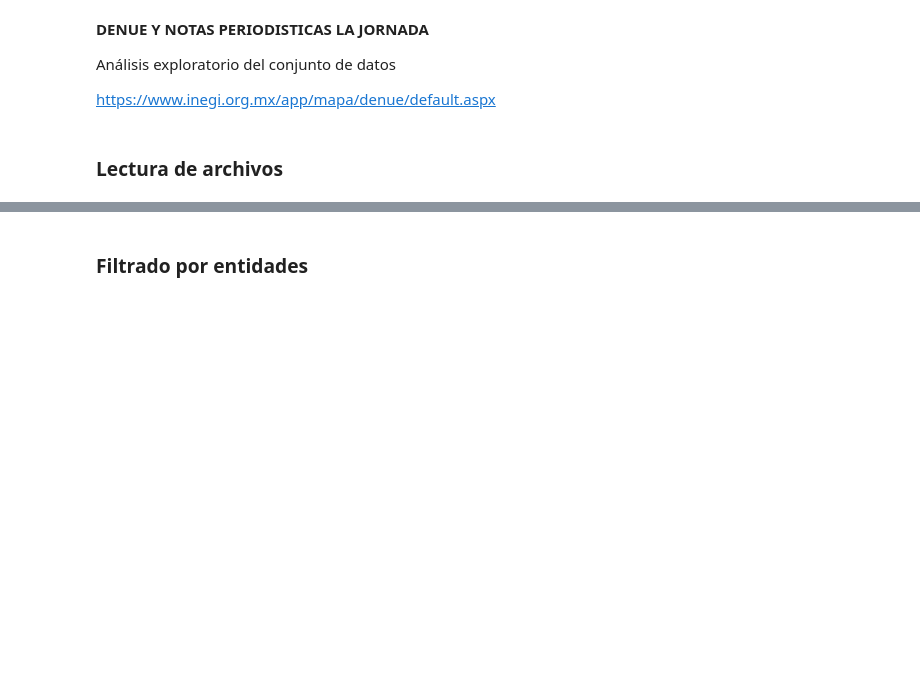
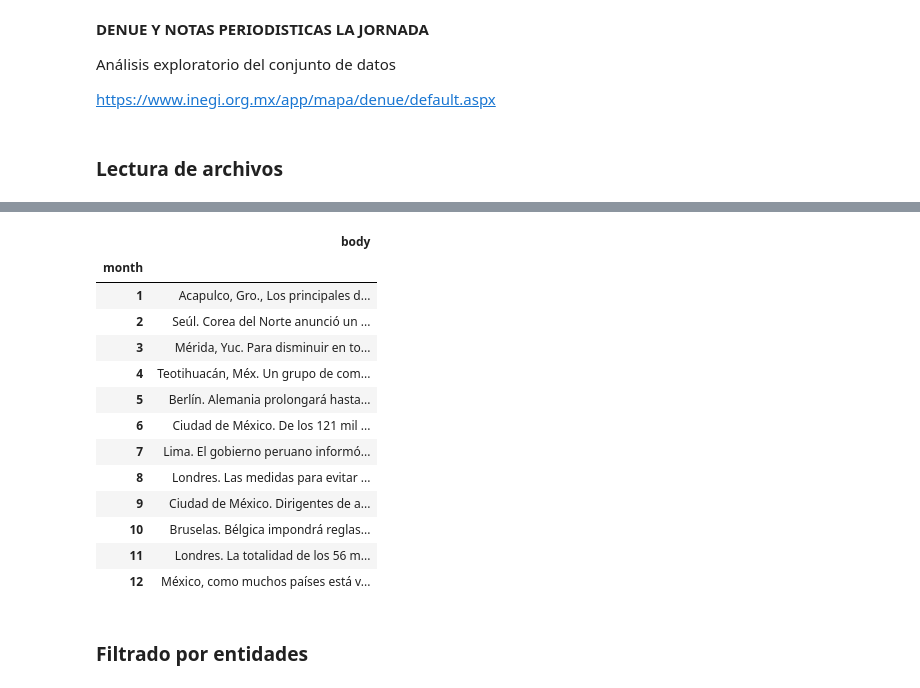
Before and after one commit to Walt9819/factores-impacto-desempleo-mexico, a Jupyter notebook: Python/AnálisisExploratorioDENUE.ipynb, the cells around one changed output, grey strips where cells are left out. Cells and saved outputs as stored; diff of their text form; code cells hidden in the pictures; blank space fills up the shorter version.

```diff
--- a/Python/AnálisisExploratorioDENUE.ipynb
+++ b/Python/AnálisisExploratorioDENUE.ipynb
@@ -32,3 +33,11 @@ data.head(10)
 | 7 | Alejandro Cruz Flores | Ciudad de México. El Gobierno de ... | lunes, 30 nov 2020 07:20 | 'restaurantes,covid' | https://www.jornada.com.mx/ultima... | NaN | LaJornada.com | Sheinbaum refuerza las medidas co... |
 | 8 | Afp | París. Europa, segunda región del... | sábado, 28 nov 2020 15:11 | 'restaurantes,covid' | https://www.jornada.com.mx/ultima... | NaN | LaJornada.com | Supera Europa 400 mil muertos por... |
 | 9 | Reuters | Tokio. Tokio elevó el jueves al n... | jueves, 19 nov 2020 14:15 | 'restaurantes,covid' | https://www.jornada.com.mx/ultima... | Tokio. | LaJornada.com | Eleva Tokio a nivel máximo su ale... |
+# %%
+data['date'] = data['date'].str.replace(r'ago', 'aug')
+data['date'] = data['date'].str.replace(r'abr', 'apr')
+data['date'] = data['date'].str.replace(r'ene', 'jan')
+data['date'] = data['date'].str.replace(r'dic', 'dec')
+data['date'] = [dateutil.parser.parse(x, fuzzy_with_tokens=True)[0] for x in data['date']]
+data['year'] = pd.DatetimeIndex(data['date']).year
+data['month'] = pd.DatetimeIndex(data['date']).month
@@ -34,0 +77,19 @@ data.head(10)
+# %%
+data_month = data.groupby(['month'])['body'].apply(' '.join).reset_index()
+data_month = data_month.set_index('month')
+data_month
+# %% [output]
+|  | body |
+| month |  |
+| 1 | Acapulco, Gro., Los principales d... |
+| 2 | Seúl. Corea del Norte anunció un ... |
+| 3 | Mérida, Yuc. Para disminuir en to... |
+| 4 | Teotihuacán, Méx. Un grupo de com... |
+| 5 | Berlín. Alemania prolongará hasta... |
+| 6 | Ciudad de México. De los 121 mil ... |
+| 7 | Lima. El gobierno peruano informó... |
+| 8 | Londres. Las medidas para evitar ... |
+| 9 | Ciudad de México. Dirigentes de a... |
+| 10 | Bruselas. Bélgica impondrá reglas... |
+| 11 | Londres. La totalidad de los 56 m... |
+| 12 | México, como muchos países está v... |
```
Also changed, not shown: parts of 6 cells of this notebook.
